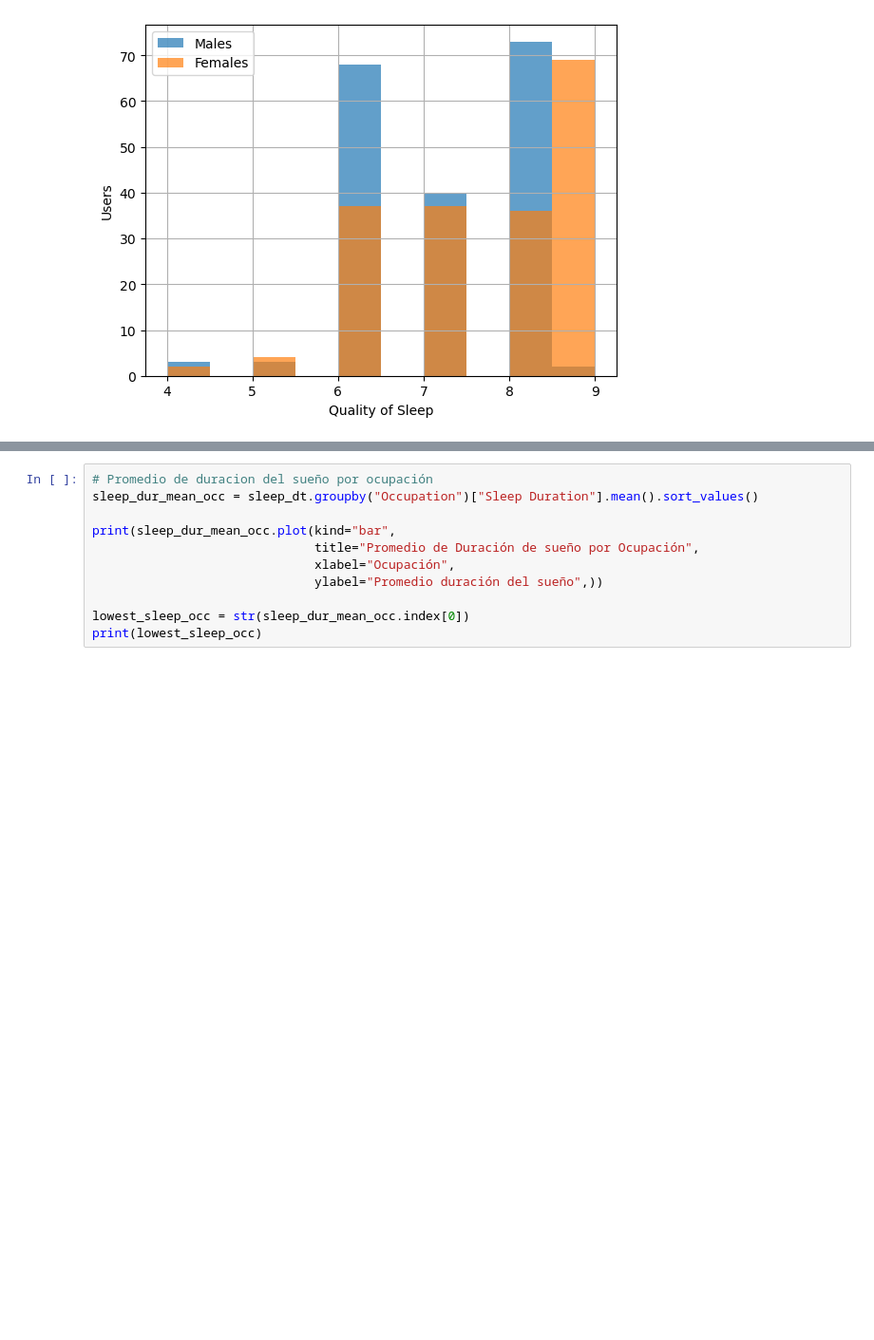
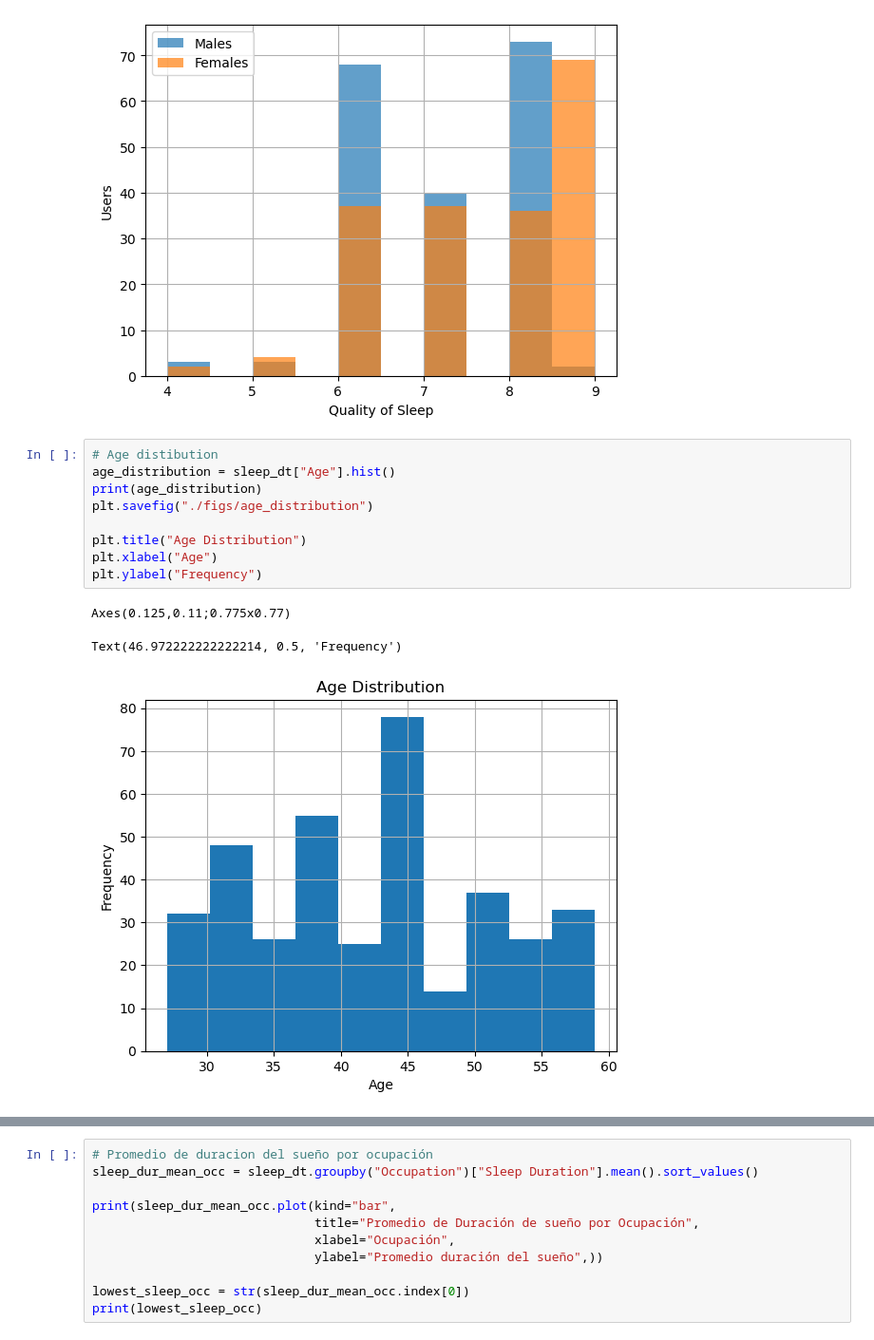
Before and after one commit to CesarNav/sleep, a Jupyter notebook: sleep_health.ipynb, the cells around one changed output, grey strips where cells are left out. Shown at 95% size. Saved outputs shown, nothing was run; the diff lists cells and outputs as text; blank space fills up the shorter version.

```diff
--- a/sleep_health.ipynb
+++ b/sleep_health.ipynb
@@ -141,3 +131,16 @@ plt.ylabel("Users")
 plt.savefig("./figs/sleep_quality_gender.png")
 # %% [output]
 [figure]
+# %%
+# Age distibution
+age_distribution = sleep_dt["Age"].hist()
+print(age_distribution)
+plt.savefig("./figs/age_distribution")
+
+plt.title("Age Distribution")
+plt.xlabel("Age")
+plt.ylabel("Frequency")
+# %% [output]
+Axes(0.125,0.11;0.775x0.77)
+Text(46.972222222222214, 0.5, 'Frequency')
+[figure, added]
```
Also changed, not shown: parts of 8 cells of this notebook, 2 other files.
